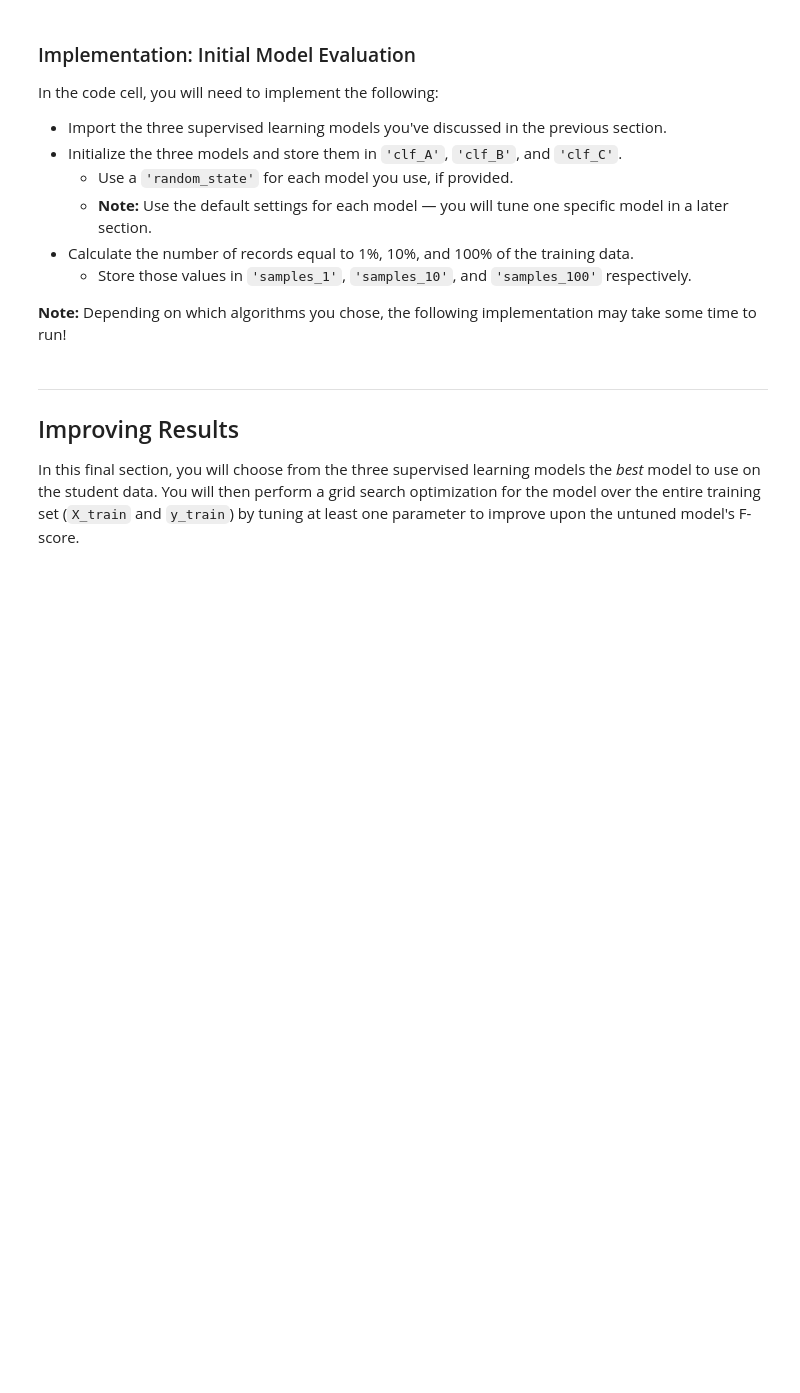
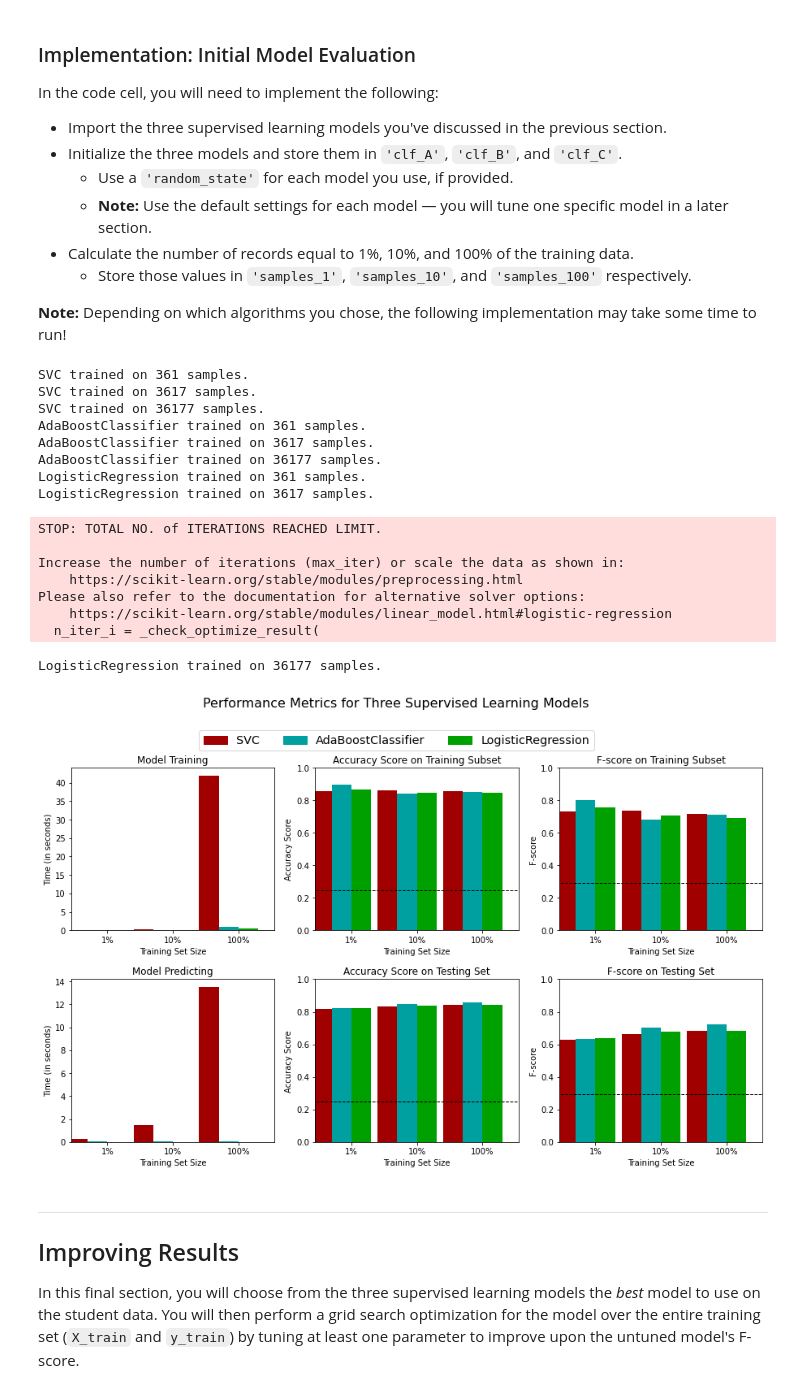
Before and after one commit to ChrisEdel/Introduction-to-Machine-Learning-with-TensorFlow, a Jupyter notebook: finding_donors/finding_donors.ipynb, the cells around one changed output. Drawn from its saved outputs; the diff is of its cells as text; code cells hidden in the pictures; blank space fills up the shorter version.

Commit message:
Add training/predicting pipeline and initial model evaluation

```diff
--- a/finding_donors/finding_donors.ipynb
+++ b/finding_donors/finding_donors.ipynb
@@ -396,6 +397,7 @@ In the code block below, you will need to implement the following:
    - Make sure that you set the `beta` parameter!
 # %%
 # TODO: Import two metrics from sklearn - fbeta_score and accuracy_score
+from sklearn.metrics import fbeta_score, accuracy_score
 
 def train_predict(learner, sample_size, X_train, y_train, X_test, y_test):
     '''
@@ -412,33 +414,33 @@ def train_predict(learner, sample_size, X_train, y_train, X_test, y_test):
 
     # TODO: Fit the learner to the training data using slicing with 'sample_size' using .fit(training_features[:], training_labels[:])
     start = time() # Get start time
-    learner = None
+    learner = learner.fit(X_train[:sample_size], y_train[:sample_size])
     end = time() # Get end time
 
     # TODO: Calculate the training time
-    results['train_time'] = None
+    results['train_time'] = end - start
 
     # TODO: Get the predictions on the test set(X_test),
     #       then get predictions on the first 300 training samples(X_train) using .predict()
     start = time() # Get start time
-    predictions_test = None
-    predictions_train = None
+    predictions_test = learner.predict(X_test)
+    predictions_train = learner.predict(X_train[:300])
     end = time() # Get end time
 
     # TODO: Calculate the total prediction time
-    results['pred_time'] = None
+    results['pred_time'] = end - start
 
     # TODO: Compute accuracy on the first 300 training samples which is y_train[:300]
-    results['acc_train'] = None
+    results['acc_train'] = accuracy_score(y_train[:300], predictions_train)
 
     # TODO: Compute accuracy on test set using accuracy_score()
-    results['acc_test'] = None
+    results['acc_test'] = accuracy_score(y_test, predictions_test)
 
     # TODO: Compute F-score on the the first 300 training samples using fbeta_score()
-    results['f_train'] = None
+    results['f_train'] = fbeta_score(y_train[:300], predictions_train, beta = 0.5)
 
     # TODO: Compute F-score on the test set which is y_test
-    results['f_test'] = None
+    results['f_test'] = fbeta_score(y_test, predictions_test, beta = 0.5)
 
     # Success
     print("{} trained on {} samples.".format(learner.__class__.__name__, sample_size))
@@ -458,31 +460,52 @@ In the code cell, you will need to implement the following:
 **Note:** Depending on which algorithms you chose, the following implementation may take some time to run!
 # %%
 # TODO: Import the three supervised learning models from sklearn
+from sklearn.svm import SVC
+from sklearn.ensemble import AdaBoostClassifier
+from sklearn.linear_model import LogisticRegression
 
 # TODO: Initialize the three models
-clf_A = None
-clf_B = None
-clf_C = None
+clf_A = SVC(random_state = 42)
+clf_B = AdaBoostClassifier(random_state = 42)
+clf_C = LogisticRegression(random_state = 42)
 
 # TODO: Calculate the number of samples for 1%, 10%, and 100% of the training data
 # HINT: samples_100 is the entire training set i.e. len(y_train)
 # HINT: samples_10 is 10% of samples_100 (ensure to set the count of the values to be `int` and not `float`)
 # HINT: samples_1 is 1% of samples_100 (ensure to set the count of the values to be `int` and not `float`)
-samples_100 = None
-samples_10 = None
-samples_1 = None
+samples_100 = len(y_train)
+samples_10 = int(len(y_train) * 0.1)
+samples_1 = int(len(y_train) * 0.01)
 
 # Collect results on the learners
 results = {}
 for clf in [clf_A, clf_B, clf_C]:
     clf_name = clf.__class__.__name__
     results[clf_name] = {}
     for i, samples in enumerate([samples_1, samples_10, samples_100]):
         results[clf_name][i] = \
         train_predict(clf, samples, X_train, y_train, X_test, y_test)
 
 # Run metrics visualization for the three supervised learning models chosen
 vs.evaluate(results, accuracy, fscore)
+# %% [output]
+SVC trained on 361 samples.
+SVC trained on 3617 samples.
+SVC trained on 36177 samples.
+AdaBoostClassifier trained on 361 samples.
+AdaBoostClassifier trained on 3617 samples.
+AdaBoostClassifier trained on 36177 samples.
+LogisticRegression trained on 361 samples.
+LogisticRegression trained on 3617 samples.
+STOP: TOTAL NO. of ITERATIONS REACHED LIMIT.
+
+Increase the number of iterations (max_iter) or scale the data as shown in:
+    https://scikit-learn.org/stable/modules/preprocessing.html
+Please also refer to the documentation for alternative solver options:
+    https://scikit-learn.org/stable/modules/linear_model.html#logistic-regression
+  n_iter_i = _check_optimize_result(
+LogisticRegression trained on 36177 samples.
+[figure, added]
 # %% [markdown]
 ----
 ## Improving Results
```
Also changed, not shown: parts of 1 cell of this notebook.
